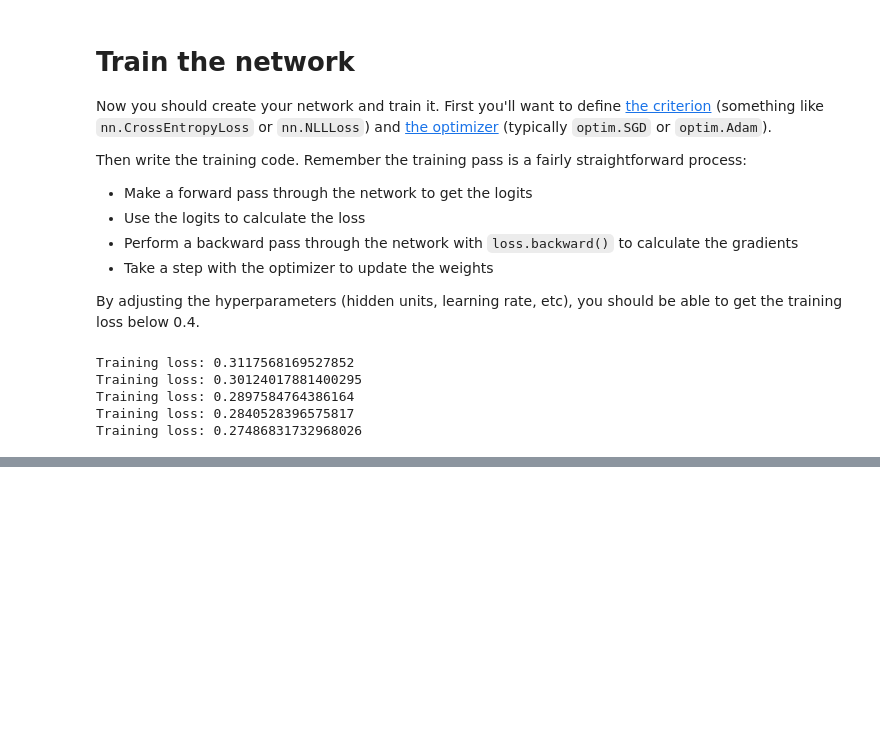
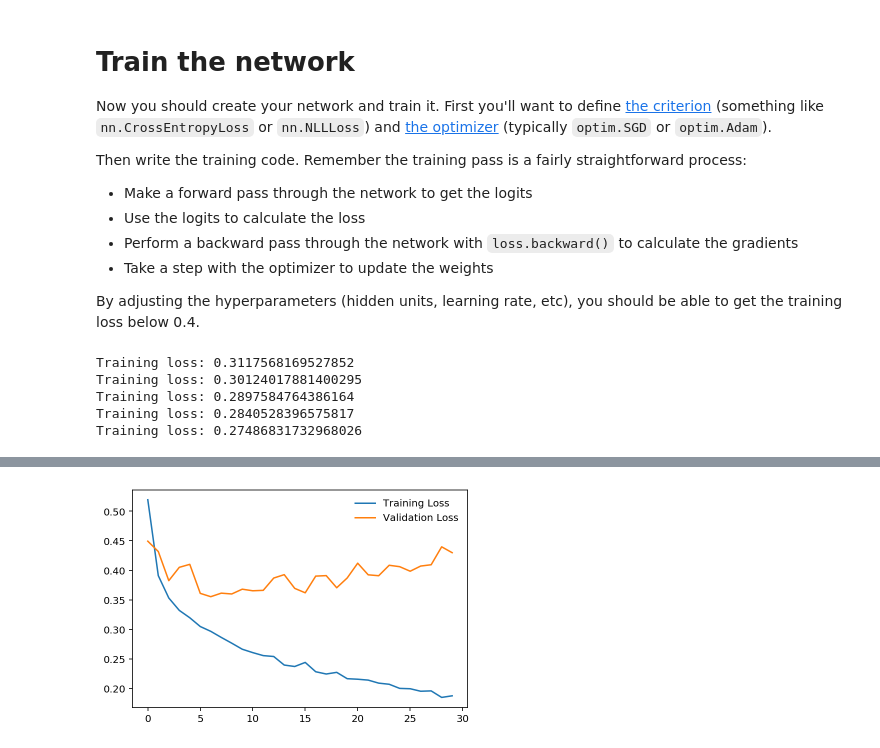
Before and after one commit to ChristopherDaigle/Udacity, a Jupyter notebook: IntroductionToMachineLearningProgram/Part3_DeepLearning/Deep Learning With Pytorch/Notes on Deep Learning - Deep Learning With Pytorch.ipynb, the cells around one changed output, grey strips where cells are left out. Saved outputs shown, nothing was run; the diff lists cells and outputs as text; code cells hidden in the pictures; blank space fills up the shorter version.

```diff
--- a/IntroductionToMachineLearningProgram/Part3_DeepLearning/Deep Learning With Pytorch/Notes on Deep Learning - Deep Learning With Pytorch.ipynb
+++ b/IntroductionToMachineLearningProgram/Part3_DeepLearning/Deep Learning With Pytorch/Notes on Deep Learning - Deep Learning With Pytorch.ipynb
@@ -1303,0 +1345,8 @@ helper.view_classify(img, ps, version='Fashion')
+# %%
+model = Classifier()
+
+images, labels = next(iter(testloader))
+# Get the class probabilities
+ps = torch.exp(model(images))
+# Make sure the shape is appropriate, we should get 10 class probabilities for 64 examples
+print(ps.shape)
@@ -1303,0 +1357,7 @@ helper.view_classify(img, ps, version='Fashion')
+# %%
+# top_p is a tensor of probability values
+# top_class is tensor of the class indices
+top_p, top_class = ps.topk(1, dim=1)
+
+# Look at the most likely classes for the first 10 examples
+print(top_class[:10,:])
@@ -1303,0 +1385,2 @@ helper.view_classify(img, ps, version='Fashion')
+# %%
+equals = top_class == labels.view(*top_class.shape)
@@ -1303,0 +1395,3 @@ helper.view_classify(img, ps, version='Fashion')
+# %%
+accuracy = torch.mean(equals.type(torch.FloatTensor))
+print(f'Accuracy: {accuracy.item()*100}%')
@@ -1303,0 +1483,7 @@ helper.view_classify(img, ps, version='Fashion')
+# %%
+plt.plot(train_losses, label="Training Loss")
+plt.plot(test_losses, label="Validation Loss")
+plt.legend(frameon=False)
+plt.show()
+# %% [output]
+[figure, added]
```
Also changed, not shown: parts of 22 cells of this notebook.
